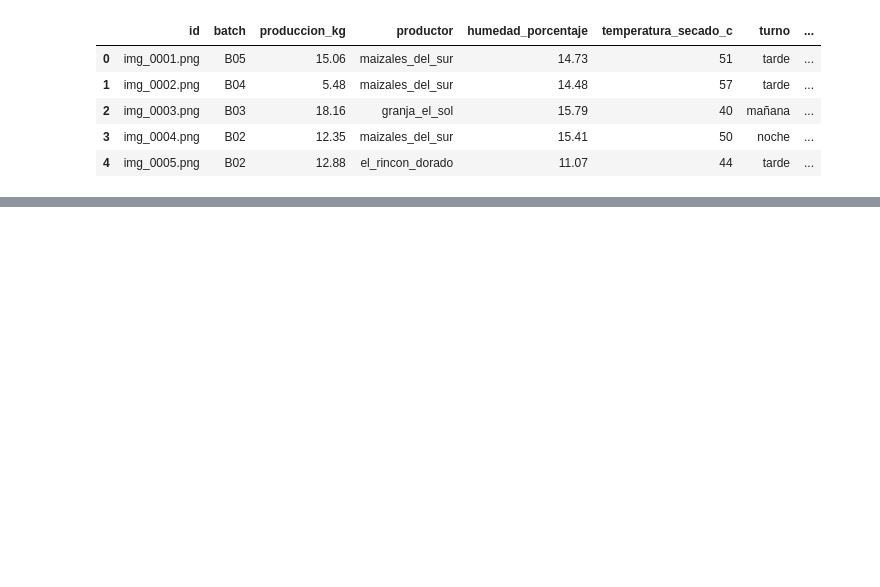
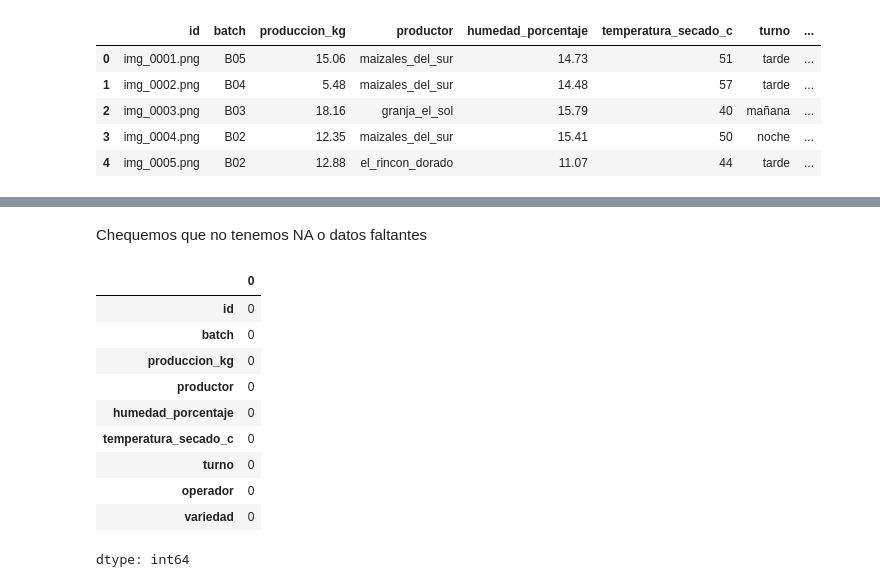
Before and after one commit to fcMeade1/maiz_vistrosidad, a Jupyter notebook: notebooks/analisis_maiz_fcm.ipynb, the cells around one changed output, grey strips where cells are left out. Saved outputs shown, nothing was run; the diff lists cells and outputs as text; code cells hidden in the pictures; blank space fills up the shorter version.

```diff
--- a/notebooks/analisis_maiz_fcm.ipynb
+++ b/notebooks/analisis_maiz_fcm.ipynb
@@ -39,0 +132,16 @@ df.head()
+# %% [markdown]
+Chequemos que no tenemos NA o datos faltantes
+# %%
+df.isna().sum()
+# %% [output]
+|  | 0 |
+| id | 0 |
+| batch | 0 |
+| produccion_kg | 0 |
+| productor | 0 |
+| humedad_porcentaje | 0 |
+| temperatura_secado_c | 0 |
+| turno | 0 |
+| operador | 0 |
+| variedad | 0 |
+dtype: int64
```
Also changed, not shown: parts of 16 cells of this notebook.
